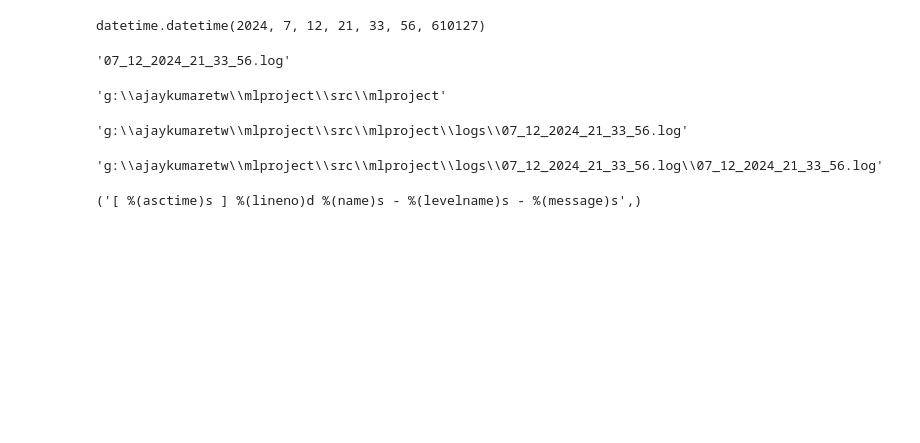
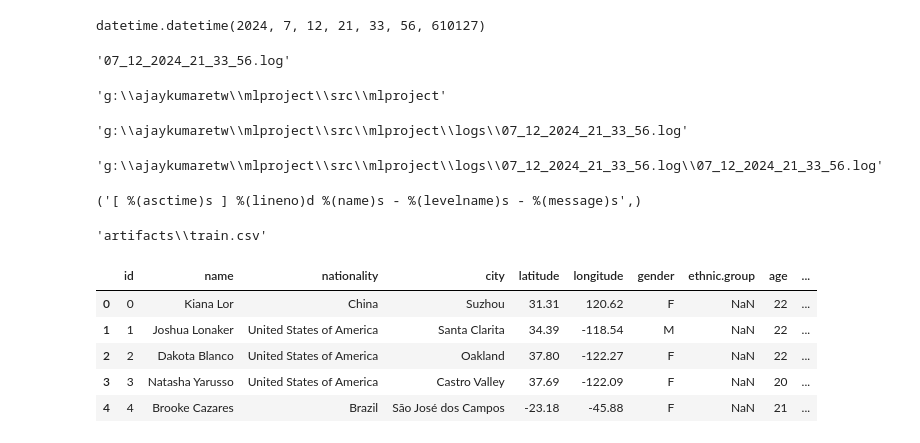
Before and after one commit to ajaykumaretw/mlproject, a Jupyter notebook: src/mlproject/test.ipynb, the cells around one changed output. Drawn from its saved outputs; the diff is of its cells as text; code cells hidden in the pictures; blank space fills up the shorter version.

Commit message:
connection establish with sql using data ingestion and train test split dataframe

```diff
--- a/src/mlproject/test.ipynb
+++ b/src/mlproject/test.ipynb
@@ -34,3 +34,8 @@ format="[ %(asctime)s ] %(lineno)d %(name)s - %(levelname)s - %(message)s",
 format
 # %% [output]
 ('[ %(asctime)s ] %(lineno)d %(name)s - %(levelname)s - %(message)s',)
+# %%
+import os
+os.path.join('artifacts','train.csv')
+# %% [output]
+'artifacts\\train.csv'
@@ -36,0 +45,11 @@ format
+# %%
+student = pd.read_csv("G:/ajaykumaretw/student.csv")
+# %%
+student.head()
+# %% [output]
+|  | id | name | nationality | city | latitude | longitude | gender | ethnic.group | age | ... |
+| 0 | 0 | Kiana Lor | China | Suzhou | 31.31 | 120.62 | F | NaN | 22 | ... |
+| 1 | 1 | Joshua Lonaker | United States of America | Santa Clarita | 34.39 | -118.54 | M | NaN | 22 | ... |
+| 2 | 2 | Dakota Blanco | United States of America | Oakland | 37.80 | -122.27 | F | NaN | 22 | ... |
+| 3 | 3 | Natasha Yarusso | United States of America | Castro Valley | 37.69 | -122.09 | F | NaN | 20 | ... |
+| 4 | 4 | Brooke Cazares | Brazil | São José dos Campos | -23.18 | -45.88 | F | NaN | 21 | ... |
```
Also changed, not shown: parts of 8 cells of this notebook, 8 other files.
